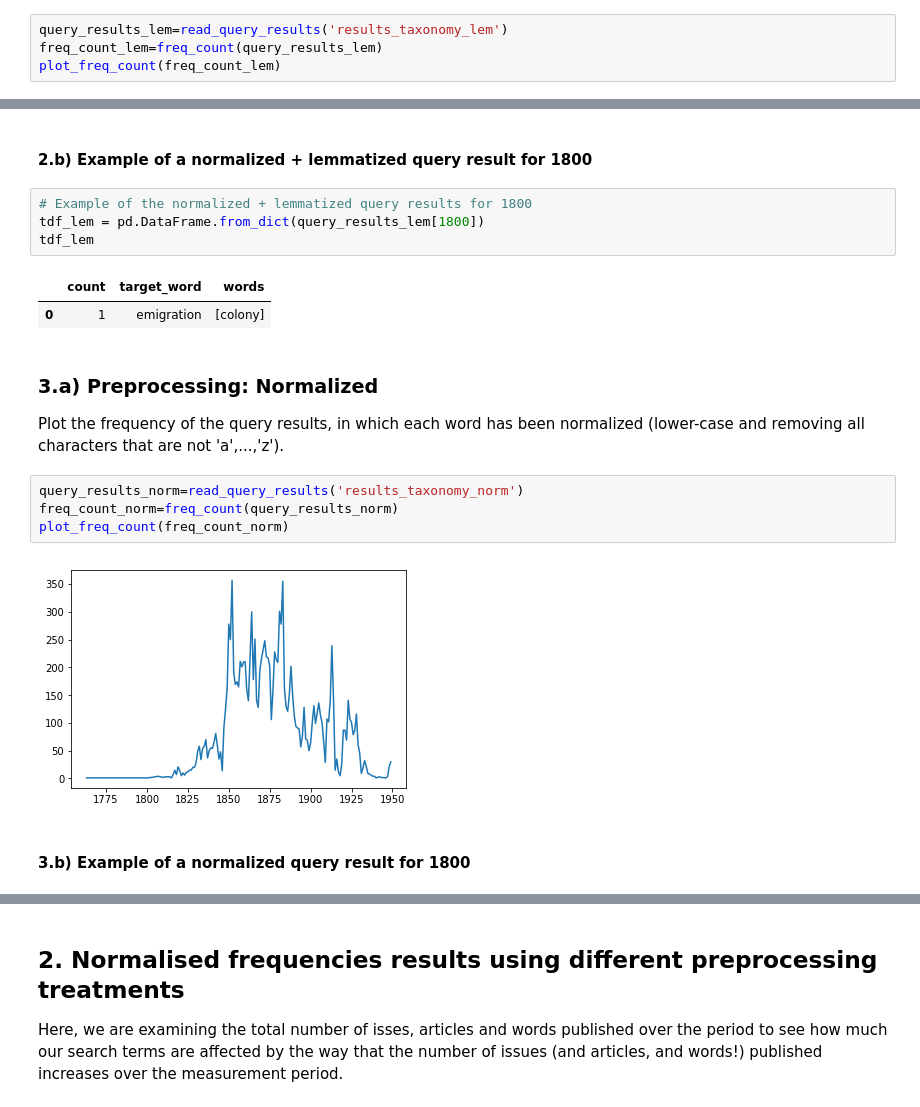
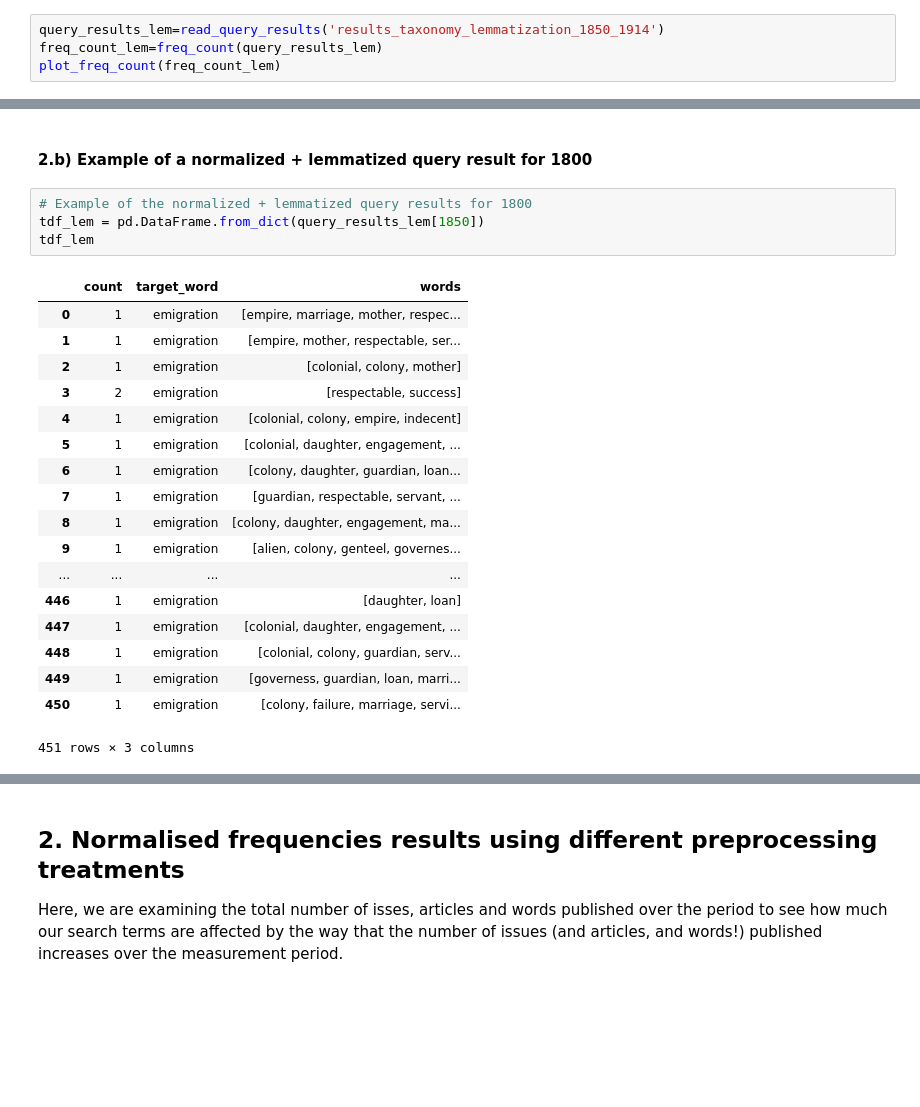
Before and after one commit to alan-turing-institute/defoe_visualization, a Jupyter notebook: Female_Emigration/Visualization_Frequency_Taxonomy_BL_TDA.ipynb, the cells around one changed output, grey strips where cells are left out. Drawn from its saved outputs; the diff is of its cells as text; blank space fills up the shorter version.

```diff
--- a/Female_Emigration/Visualization_Frequency_Taxonomy_BL_TDA.ipynb
+++ b/Female_Emigration/Visualization_Frequency_Taxonomy_BL_TDA.ipynb
@@ -74,7 +43,7 @@ tdf_st
 Plot the frequency of the query results, in which each word has been normalized (lower-case and removing all
 characters that are not 'a',...,'z') and lemmatized (reducing words to their correct base form).
 # %%
-query_results_lem=read_query_results('results_taxonomy_lem')
+query_results_lem=read_query_results('results_taxonomy_lemmatization_1850_1914')
 freq_count_lem=freq_count(query_results_lem)
 plot_freq_count(freq_count_lem)
 # %% [output]
@@ -83,21 +52,24 @@ plot_freq_count(freq_count_lem)
 #### 2.b) Example of a normalized + lemmatized query result for 1800
 # %%
 # Example of the normalized + lemmatized query results for 1800
-tdf_lem = pd.DataFrame.from_dict(query_results_lem[1800])
+tdf_lem = pd.DataFrame.from_dict(query_results_lem[1850])
 tdf_lem
 # %% [output]
 |  | count | target_word | words |
-| 0 | 1 | emigration | [colony] |
+| 0 | 1 | emigration | [empire, marriage, mother, respec... |
+| 1 | 1 | emigration | [empire, mother, respectable, ser... |
+| 2 | 1 | emigration | [colonial, colony, mother] |
+| 3 | 2 | emigration | [respectable, success] |
+| 4 | 1 | emigration | [colonial, colony, empire, indecent] |
+| 5 | 1 | emigration | [colonial, daughter, engagement, ... |
+| 6 | 1 | emigration | [colony, daughter, guardian, loan... |
+| 7 | 1 | emigration | [guardian, respectable, servant, ... |
+| 8 | 1 | emigration | [colony, daughter, engagement, ma... |
+| 9 | 1 | emigration | [alien, colony, genteel, governes... |
+| ... | ... | ... | ... |
+| 446 | 1 | emigration | [daughter, loan] |
+| 447 | 1 | emigration | [colonial, daughter, engagement, ... |
+| 448 | 1 | emigration | [colonial, colony, guardian, serv... |
+| 449 | 1 | emigration | [governess, guardian, loan, marri... |
+| 450 | 1 | emigration | [colony, failure, marriage, servi... |
+451 rows × 3 columns
-# %% [markdown]
-### 3.a) Preprocessing: Normalized
-
-Plot the frequency of the query results, in which each word has been normalized (lower-case and removing all
-characters that are not 'a',...,'z').
-# %%
-query_results_norm=read_query_results('results_taxonomy_norm')
-freq_count_norm=freq_count(query_results_norm)
-plot_freq_count(freq_count_norm)
-# %% [output]
-[figure, removed]
-# %% [markdown]
-#### 3.b) Example of a normalized query result for  1800
```
Also changed, not shown: parts of 15 cells of this notebook, 1 other file.
